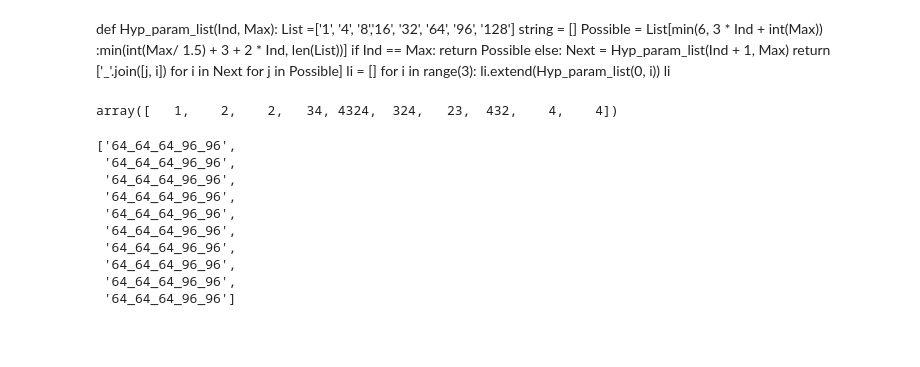
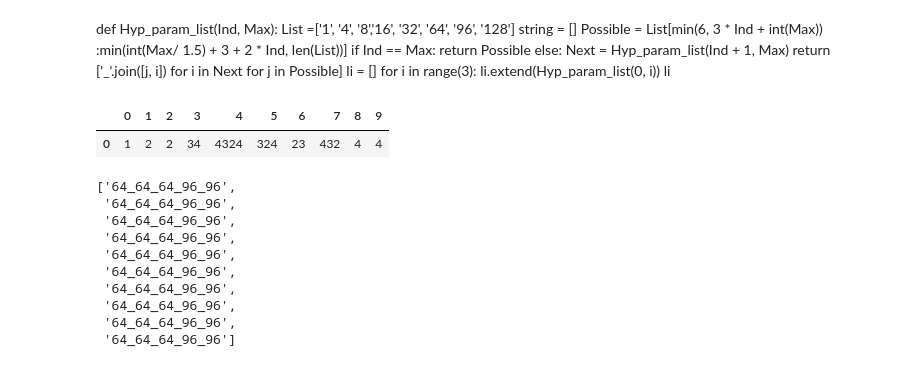
Before and after one commit to BenBouiss/NN_intern_2022, a Jupyter notebook: Testing.ipynb, the cells around one changed output. Drawn from its saved outputs; the diff is of its cells as text; code cells hidden in the pictures; blank space fills up the shorter version.

```diff
--- a/Testing.ipynb
+++ b/Testing.ipynb
@@ -34,10 +34,11 @@ li
 # %%
 A = []
 B = []
-A.extend([1,2,2,34,4324,324,23,432,4,4])
-np.array(A)
+A = [1,2,2,34,4324,324,23,432,4,4]
+pd.DataFrame(A).T
 # %% [output]
-array([   1,    2,    2,   34, 4324,  324,   23,  432,    4,    4])
+|  | 0 | 1 | 2 | 3 | 4 | 5 | 6 | 7 | 8 | 9 |
+| 0 | 1 | 2 | 2 | 34 | 4324 | 324 | 23 | 432 | 4 | 4 |
 # %%
 Neur = ['64_64_64_96_96']
 # %%
```
Also changed, not shown: 1 other file.
